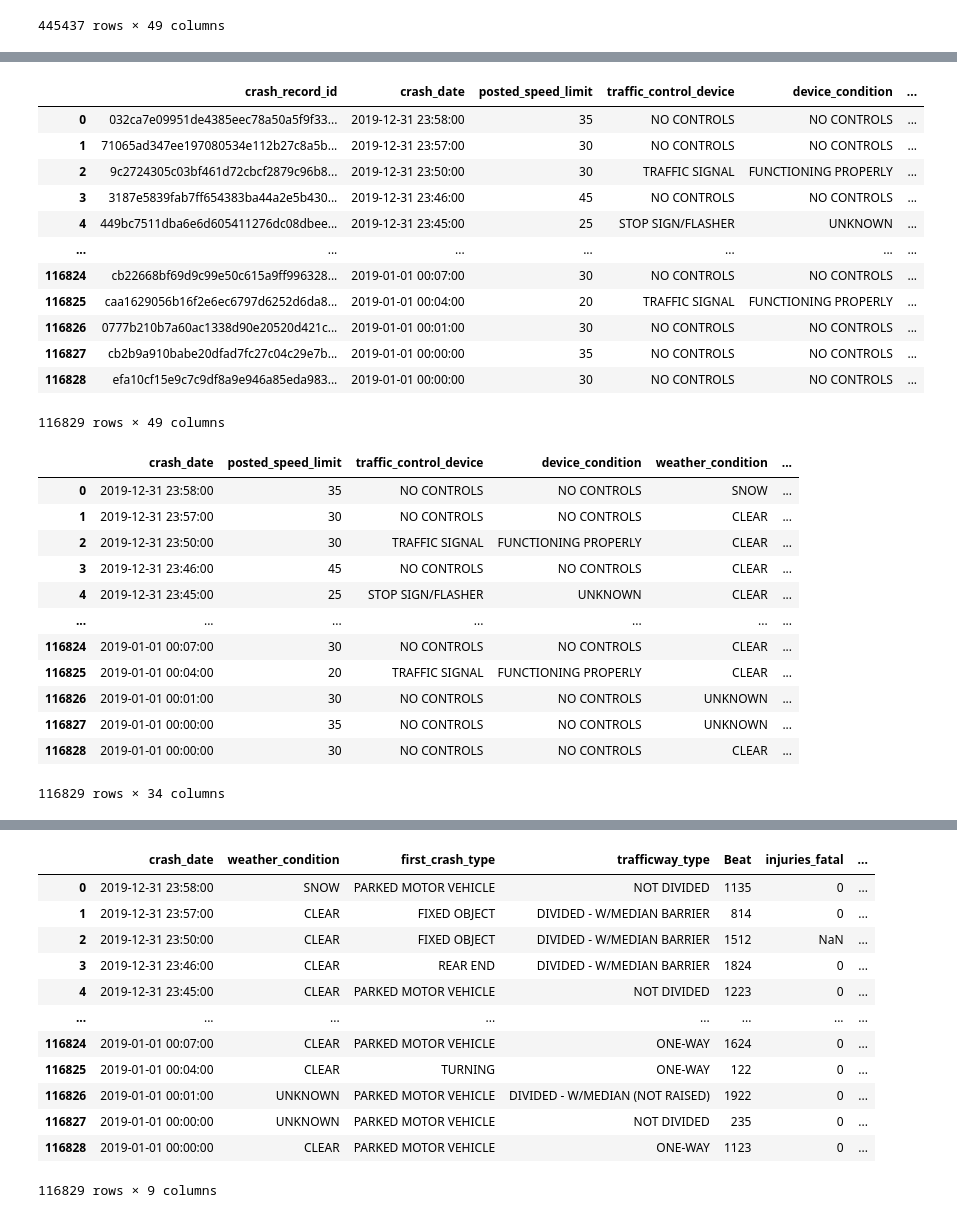
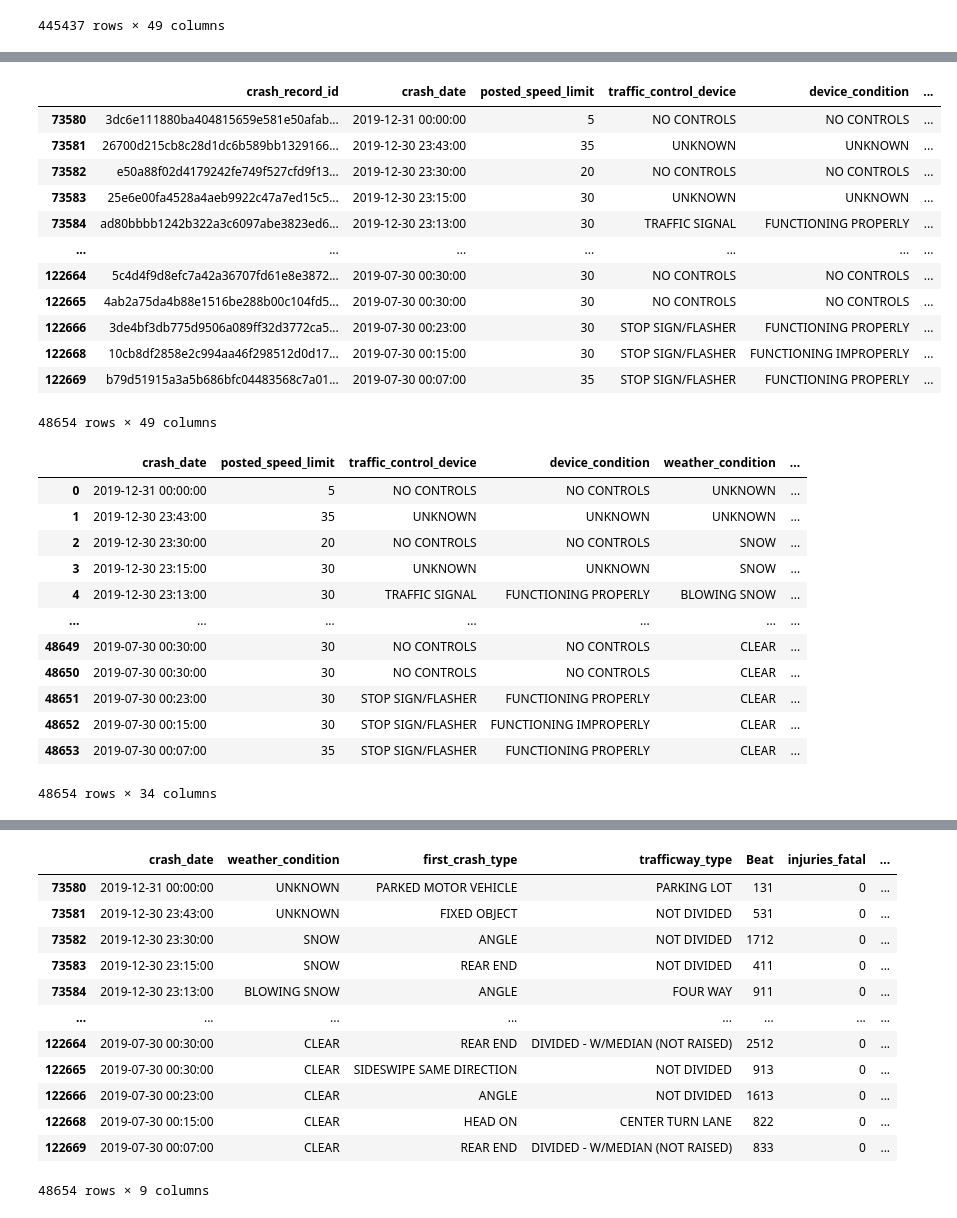
Before and after one commit to PhysicsGlitch/Geomap_Project, a Jupyter notebook: data_exploration_merged.ipynb, the cells around one changed output, grey strips where cells are left out. Drawn from its saved outputs; the diff is of its cells as text; code cells hidden in the pictures.

Commit message:
changed map to load blank and made dataset half the size

```diff
--- a/data_exploration_merged.ipynb
+++ b/data_exploration_merged.ipynb
@@ -115,21 +134,27 @@ results_clean['crash_date'] = pd.to_datetime(results_clean['crash_date'])
 # %%
 ## FILTER OUT A YEAR (2019)
-results_df2019 = results_clean[results_clean['crash_date'].dt.year == 2019].reset_index(drop=True)
+# results_df2019 = results_clean[results_clean['crash_date'].dt.year == 2019].reset_index(drop=True)
+
+## FILTER OUT 2nd half of (2019)
+#greater than the start date and smaller than the end date
+mask = (results_clean['crash_date'] > "2019-07-30") & (results_clean['crash_date'] <= "2019-12-31")
+
+results_df2019 = results_clean.loc[mask]
 results_df2019
 # %% [output]
 |  | crash_record_id | crash_date | posted_speed_limit | traffic_control_device | device_condition | ... |
-| 0 | 032ca7e09951de4385eec78a50a5f9f33... | 2019-12-31 23:58:00 | 35 | NO CONTROLS | NO CONTROLS | ... |
-| 1 | 71065ad347ee197080534e112b27c8a5b... | 2019-12-31 23:57:00 | 30 | NO CONTROLS | NO CONTROLS | ... |
-| 2 | 9c2724305c03bf461d72cbcf2879c96b8... | 2019-12-31 23:50:00 | 30 | TRAFFIC SIGNAL | FUNCTIONING PROPERLY | ... |
-| 3 | 3187e5839fab7ff654383ba44a2e5b430... | 2019-12-31 23:46:00 | 45 | NO CONTROLS | NO CONTROLS | ... |
-| 4 | 449bc7511dba6e6d605411276dc08dbee... | 2019-12-31 23:45:00 | 25 | STOP SIGN/FLASHER | UNKNOWN | ... |
+| 73580 | 3dc6e111880ba404815659e581e50afab... | 2019-12-31 00:00:00 | 5 | NO CONTROLS | NO CONTROLS | ... |
+| 73581 | 26700d215cb8c28d1dc6b589bb1329166... | 2019-12-30 23:43:00 | 35 | UNKNOWN | UNKNOWN | ... |
+| 73582 | e50a88f02d4179242fe749f527cfd9f13... | 2019-12-30 23:30:00 | 20 | NO CONTROLS | NO CONTROLS | ... |
+| 73583 | 25e6e00fa4528a4aeb9922c47a7ed15c5... | 2019-12-30 23:15:00 | 30 | UNKNOWN | UNKNOWN | ... |
+| 73584 | ad80bbbb1242b322a3c6097abe3823ed6... | 2019-12-30 23:13:00 | 30 | TRAFFIC SIGNAL | FUNCTIONING PROPERLY | ... |
 | ... | ... | ... | ... | ... | ... | ... |
-| 116824 | cb22668bf69d9c99e50c615a9ff996328... | 2019-01-01 00:07:00 | 30 | NO CONTROLS | NO CONTROLS | ... |
-| 116825 | caa1629056b16f2e6ec6797d6252d6da8... | 2019-01-01 00:04:00 | 20 | TRAFFIC SIGNAL | FUNCTIONING PROPERLY | ... |
-| 116826 | 0777b210b7a60ac1338d90e20520d421c... | 2019-01-01 00:01:00 | 30 | NO CONTROLS | NO CONTROLS | ... |
-| 116827 | cb2b9a910babe20dfad7fc27c04c29e7b... | 2019-01-01 00:00:00 | 35 | NO CONTROLS | NO CONTROLS | ... |
-| 116828 | efa10cf15e9c7c9df8a9e946a85eda983... | 2019-01-01 00:00:00 | 30 | NO CONTROLS | NO CONTROLS | ... |
+| 122664 | 5c4d4f9d8efc7a42a36707fd61e8e3872... | 2019-07-30 00:30:00 | 30 | NO CONTROLS | NO CONTROLS | ... |
+| 122665 | 4ab2a75da4b88e1516be288b00c104fd5... | 2019-07-30 00:30:00 | 30 | NO CONTROLS | NO CONTROLS | ... |
+| 122666 | 3de4bf3db775d9506a089ff32d3772ca5... | 2019-07-30 00:23:00 | 30 | STOP SIGN/FLASHER | FUNCTIONING PROPERLY | ... |
+| 122668 | 10cb8df2858e2c994aa46f298512d0d17... | 2019-07-30 00:15:00 | 30 | STOP SIGN/FLASHER | FUNCTIONING IMPROPERLY | ... |
+| 122669 | b79d51915a3a5b686bfc04483568c7a01... | 2019-07-30 00:07:00 | 35 | STOP SIGN/FLASHER | FUNCTIONING PROPERLY | ... |
-116829 rows × 49 columns
+48654 rows × 49 columns
 # %%
 ## DROP UNWANTED COLUMNS
 crashes = results_df2019.drop(columns=['crash_record_id', 'location',
@@ -142,18 +167,18 @@ crashes.rename(columns={"beat_of_occurrence": "Beat"}, inplace = True)
 crashes.reset_index(drop=True)
 # %% [output]
 |  | crash_date | posted_speed_limit | traffic_control_device | device_condition | weather_condition | ... |
-| 0 | 2019-12-31 23:58:00 | 35 | NO CONTROLS | NO CONTROLS | SNOW | ... |
-| 1 | 2019-12-31 23:57:00 | 30 | NO CONTROLS | NO CONTROLS | CLEAR | ... |
-| 2 | 2019-12-31 23:50:00 | 30 | TRAFFIC SIGNAL | FUNCTIONING PROPERLY | CLEAR | ... |
-| 3 | 2019-12-31 23:46:00 | 45 | NO CONTROLS | NO CONTROLS | CLEAR | ... |
-| 4 | 2019-12-31 23:45:00 | 25 | STOP SIGN/FLASHER | UNKNOWN | CLEAR | ... |
+| 0 | 2019-12-31 00:00:00 | 5 | NO CONTROLS | NO CONTROLS | UNKNOWN | ... |
+| 1 | 2019-12-30 23:43:00 | 35 | UNKNOWN | UNKNOWN | UNKNOWN | ... |
+| 2 | 2019-12-30 23:30:00 | 20 | NO CONTROLS | NO CONTROLS | SNOW | ... |
+| 3 | 2019-12-30 23:15:00 | 30 | UNKNOWN | UNKNOWN | SNOW | ... |
+| 4 | 2019-12-30 23:13:00 | 30 | TRAFFIC SIGNAL | FUNCTIONING PROPERLY | BLOWING SNOW | ... |
 | ... | ... | ... | ... | ... | ... | ... |
-| 116824 | 2019-01-01 00:07:00 | 30 | NO CONTROLS | NO CONTROLS | CLEAR | ... |
-| 116825 | 2019-01-01 00:04:00 | 20 | TRAFFIC SIGNAL | FUNCTIONING PROPERLY | CLEAR | ... |
-| 116826 | 2019-01-01 00:01:00 | 30 | NO CONTROLS | NO CONTROLS | UNKNOWN | ... |
-| 116827 | 2019-01-01 00:00:00 | 35 | NO CONTROLS | NO CONTROLS | UNKNOWN | ... |
-| 116828 | 2019-01-01 00:00:00 | 30 | NO CONTROLS | NO CONTROLS | CLEAR | ... |
+| 48649 | 2019-07-30 00:30:00 | 30 | NO CONTROLS | NO CONTROLS | CLEAR | ... |
+| 48650 | 2019-07-30 00:30:00 | 30 | NO CONTROLS | NO CONTROLS | CLEAR | ... |
+| 48651 | 2019-07-30 00:23:00 | 30 | STOP SIGN/FLASHER | FUNCTIONING PROPERLY | CLEAR | ... |
+| 48652 | 2019-07-30 00:15:00 | 30 | STOP SIGN/FLASHER | FUNCTIONING IMPROPERLY | CLEAR | ... |
+| 48653 | 2019-07-30 00:07:00 | 35 | STOP SIGN/FLASHER | FUNCTIONING PROPERLY | CLEAR | ... |
-116829 rows × 34 columns
+48654 rows × 34 columns
 # %%
 # CHANGE 'Beat' Column to int64. Just incase of merge
 crashes['Beat'] = pd.to_numeric(crashes['Beat'])
@@ -189,18 +214,18 @@ forgeojson = crashes.drop(columns=['posted_speed_limit', 'traffic_control_device
 forgeojson
 # %% [output]
 |  | crash_date | weather_condition | first_crash_type | trafficway_type | Beat | injuries_fatal | ... |
-| 0 | 2019-12-31 23:58:00 | SNOW | PARKED MOTOR VEHICLE | NOT DIVIDED | 1135 | 0 | ... |
-| 1 | 2019-12-31 23:57:00 | CLEAR | FIXED OBJECT | DIVIDED - W/MEDIAN BARRIER | 814 | 0 | ... |
-| 2 | 2019-12-31 23:50:00 | CLEAR | FIXED OBJECT | DIVIDED - W/MEDIAN BARRIER | 1512 | NaN | ... |
-| 3 | 2019-12-31 23:46:00 | CLEAR | REAR END | DIVIDED - W/MEDIAN BARRIER | 1824 | 0 | ... |
-| 4 | 2019-12-31 23:45:00 | CLEAR | PARKED MOTOR VEHICLE | NOT DIVIDED | 1223 | 0 | ... |
+| 73580 | 2019-12-31 00:00:00 | UNKNOWN | PARKED MOTOR VEHICLE | PARKING LOT | 131 | 0 | ... |
+| 73581 | 2019-12-30 23:43:00 | UNKNOWN | FIXED OBJECT | NOT DIVIDED | 531 | 0 | ... |
+| 73582 | 2019-12-30 23:30:00 | SNOW | ANGLE | NOT DIVIDED | 1712 | 0 | ... |
+| 73583 | 2019-12-30 23:15:00 | SNOW | REAR END | NOT DIVIDED | 411 | 0 | ... |
+| 73584 | 2019-12-30 23:13:00 | BLOWING SNOW | ANGLE | FOUR WAY | 911 | 0 | ... |
 | ... | ... | ... | ... | ... | ... | ... | ... |
-| 116824 | 2019-01-01 00:07:00 | CLEAR | PARKED MOTOR VEHICLE | ONE-WAY | 1624 | 0 | ... |
-| 116825 | 2019-01-01 00:04:00 | CLEAR | TURNING | ONE-WAY | 122 | 0 | ... |
-| 116826 | 2019-01-01 00:01:00 | UNKNOWN | PARKED MOTOR VEHICLE | DIVIDED - W/MEDIAN (NOT RAISED) | 1922 | 0 | ... |
-| 116827 | 2019-01-01 00:00:00 | UNKNOWN | PARKED MOTOR VEHICLE | NOT DIVIDED | 235 | 0 | ... |
-| 116828 | 2019-01-01 00:00:00 | CLEAR | PARKED MOTOR VEHICLE | ONE-WAY | 1123 | 0 | ... |
+| 122664 | 2019-07-30 00:30:00 | CLEAR | REAR END | DIVIDED - W/MEDIAN (NOT RAISED) | 2512 | 0 | ... |
+| 122665 | 2019-07-30 00:30:00 | CLEAR | SIDESWIPE SAME DIRECTION | NOT DIVIDED | 913 | 0 | ... |
+| 122666 | 2019-07-30 00:23:00 | CLEAR | ANGLE | NOT DIVIDED | 1613 | 0 | ... |
+| 122668 | 2019-07-30 00:15:00 | CLEAR | HEAD ON | CENTER TURN LANE | 822 | 0 | ... |
+| 122669 | 2019-07-30 00:07:00 | CLEAR | REAR END | DIVIDED - W/MEDIAN (NOT RAISED) | 833 | 0 | ... |
-116829 rows × 9 columns
+48654 rows × 9 columns
 # %%
 ## REPLACE NaN values with 0 in injuries_fatal column
 forgeojson['injuries_fatal'].fillna(value = 0,
```
Also changed, not shown: parts of 3 cells of this notebook, 5 other files.
